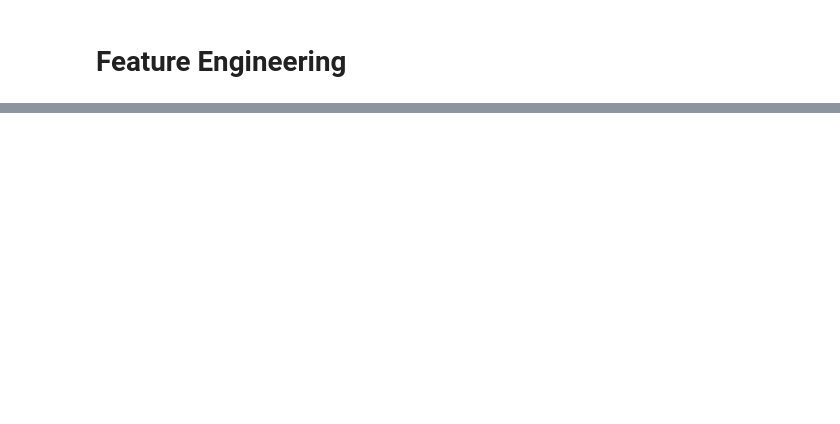
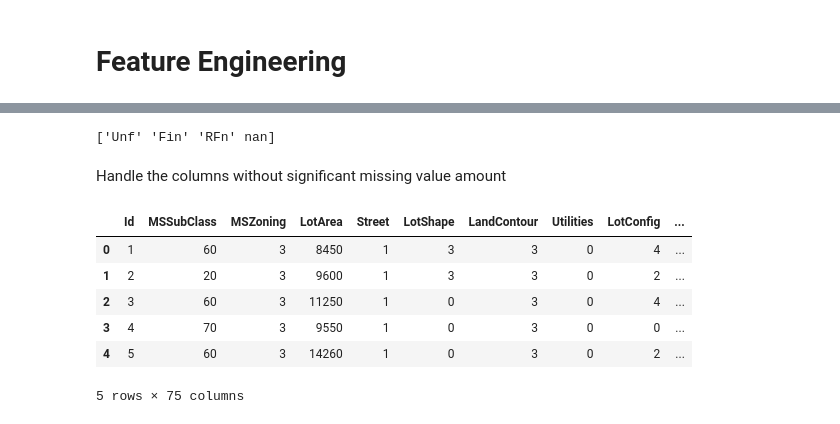
Before and after one commit to ayuzva/car-pricing-kaggle, a Jupyter notebook: house-price-kaggle.ipynb, the cells around one changed output, grey strips where cells are left out. Cells and saved outputs as stored; diff of their text form; code cells hidden in the pictures; blank space fills up the shorter version.

```diff
--- a/house-price-kaggle.ipynb
+++ b/house-price-kaggle.ipynb
@@ -72,6 +138,6 @@ plt.show()
 # %%
 #missing data
 total=train_data.isnull().sum().sort_values(ascending=False)
-percent=(train_data.isnull().sum()/train.isnull().count()).sort_values(ascending=False)
+percent=(train_data.isnull().sum()/train_data.isnull().count()).sort_values(ascending=False)
 missing_data=pd.concat([total, percent],axis=1, keys=['Total','Percent'])
-missing_data=head(25)
+missing_data.head(25)
@@ -77,0 +162,2 @@ missing_data=head(25)
+# %%
+train_data=train_data.drop((missing_data[missing_data['Total']>81]).index,1)
@@ -77,0 +229,20 @@ missing_data=head(25)
+# %%
+#before we modify the data, here is a sample of we are trying mitigate
+unique_sample=test_data['GarageFinish'].unique()
+print(unique_sample)
+#droping columns with missing counts higher than 81
+test_data=test_data.drop((missing_data[missing_data['Total']>81]).index,1)
+# %% [output]
+['Unf' 'Fin' 'RFn' nan]
+# %% [markdown]
+Handle the columns without significant missing value amount
+# %%
+#Categorical boolean mask (True for whichever columns are of type object(These are columns with mixed datatypes))
+categorical_feature_mask=train_data.dtypes==object
+#categorical_feature_mask[categorical_feature_mask==True]
+#Filter categorical columns using mask and tun it into a list
+categorical_cols = train_data.columns[categorical_feature_mask].tolist()
+# %%
+from sklearn.preprocessing import LabelEncoder
+labelencoder=LabelEncoder()
+train_data[categorical_cols]=train_data[categorical_cols].apply(lambda col: labelencoder.fit_transform(col.astype(str)))
@@ -77,0 +257,10 @@ missing_data=head(25)
+# %%
+train_data.head()
+# %% [output]
+|  | Id | MSSubClass | MSZoning | LotArea | Street | LotShape | LandContour | Utilities | LotConfig | ... |
+| 0 | 1 | 60 | 3 | 8450 | 1 | 3 | 3 | 0 | 4 | ... |
+| 1 | 2 | 20 | 3 | 9600 | 1 | 3 | 3 | 0 | 2 | ... |
+| 2 | 3 | 60 | 3 | 11250 | 1 | 0 | 3 | 0 | 4 | ... |
+| 3 | 4 | 70 | 3 | 9550 | 1 | 0 | 3 | 0 | 0 | ... |
+| 4 | 5 | 60 | 3 | 14260 | 1 | 0 | 3 | 0 | 2 | ... |
+5 rows × 75 columns
```
Also changed, not shown: parts of 36 cells of this notebook.
